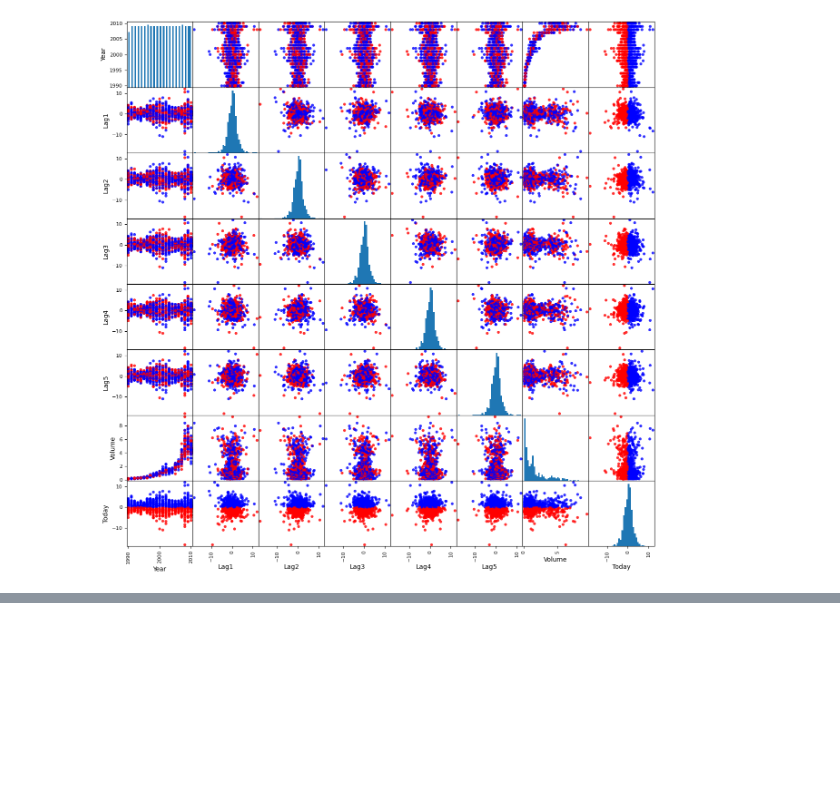
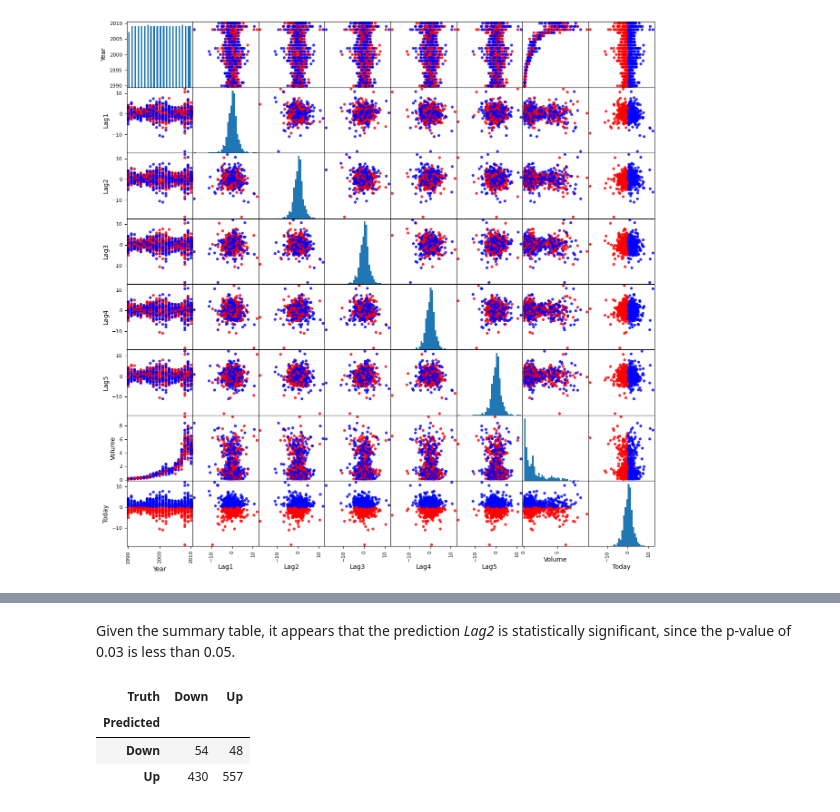
Before and after one commit to deusdevok/ISLP_Python, a Jupyter notebook: Chapter 4/Exercise13.ipynb, the cells around one changed output, grey strips where cells are left out. Cells and saved outputs as stored; diff of their text form; code cells hidden in the pictures; blank space fills up the shorter version.

```diff
--- a/Chapter 4/Exercise13.ipynb
+++ b/Chapter 4/Exercise13.ipynb
@@ -65,0 +120,13 @@ grr = pd.plotting.scatter_matrix(Weekly, c=Weekly['Direction'].map(colors), figs
+# %% [markdown]
+Given the summary table, it appears that the prediction *Lag2* is statistically significant, since the p-value of 0.03 is less than 0.05.
+# %%
+# Confusion table
+labels = np.array(['Down']*Weekly.Direction.shape[0])
+probs = results.predict()
+labels[probs>0.5] = 'Up'
+confusion_table(labels, Weekly.Direction)
+# %% [output]
+| Truth | Down | Up |
+| Predicted |  |  |
+| Down | 54 | 48 |
+| Up | 430 | 557 |
```
Also changed, not shown: parts of 12 cells of this notebook.
